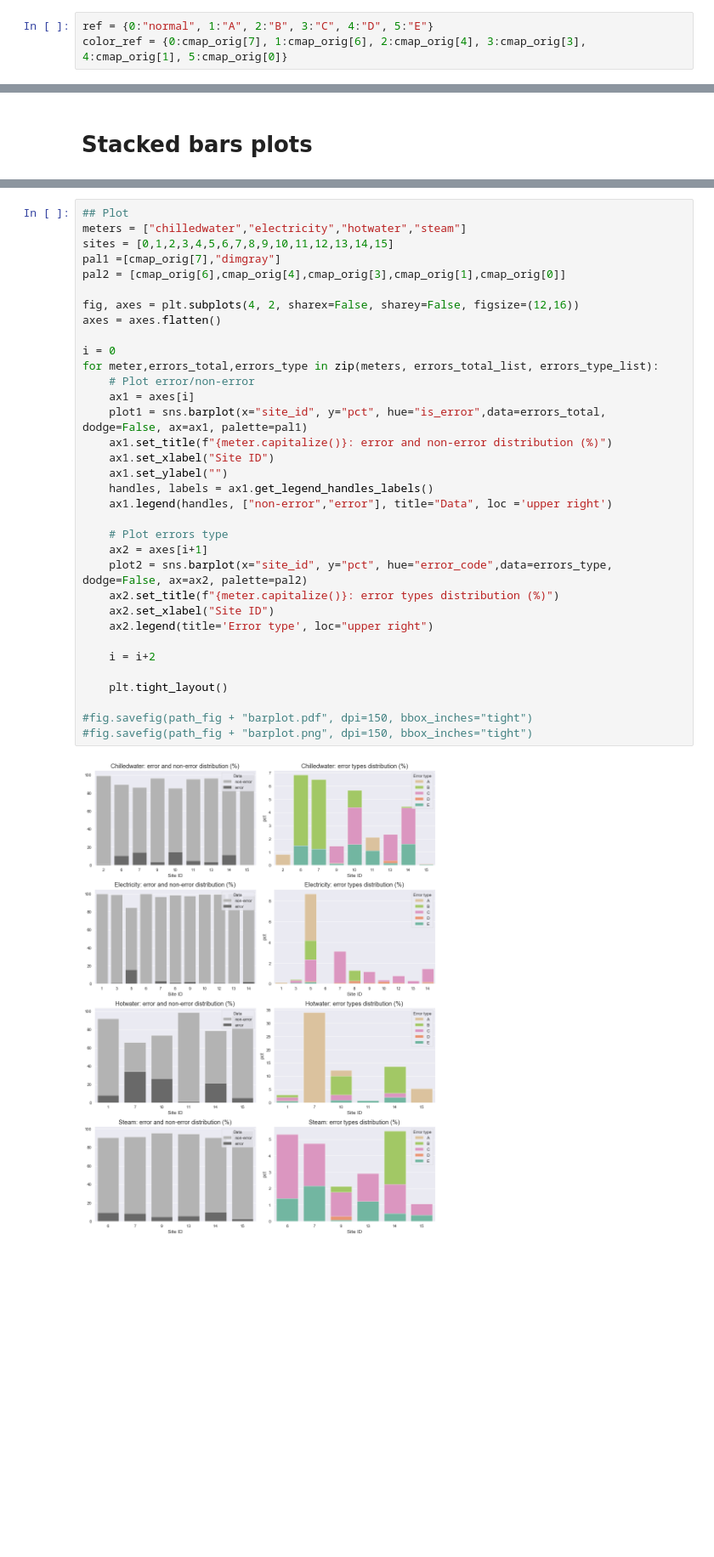
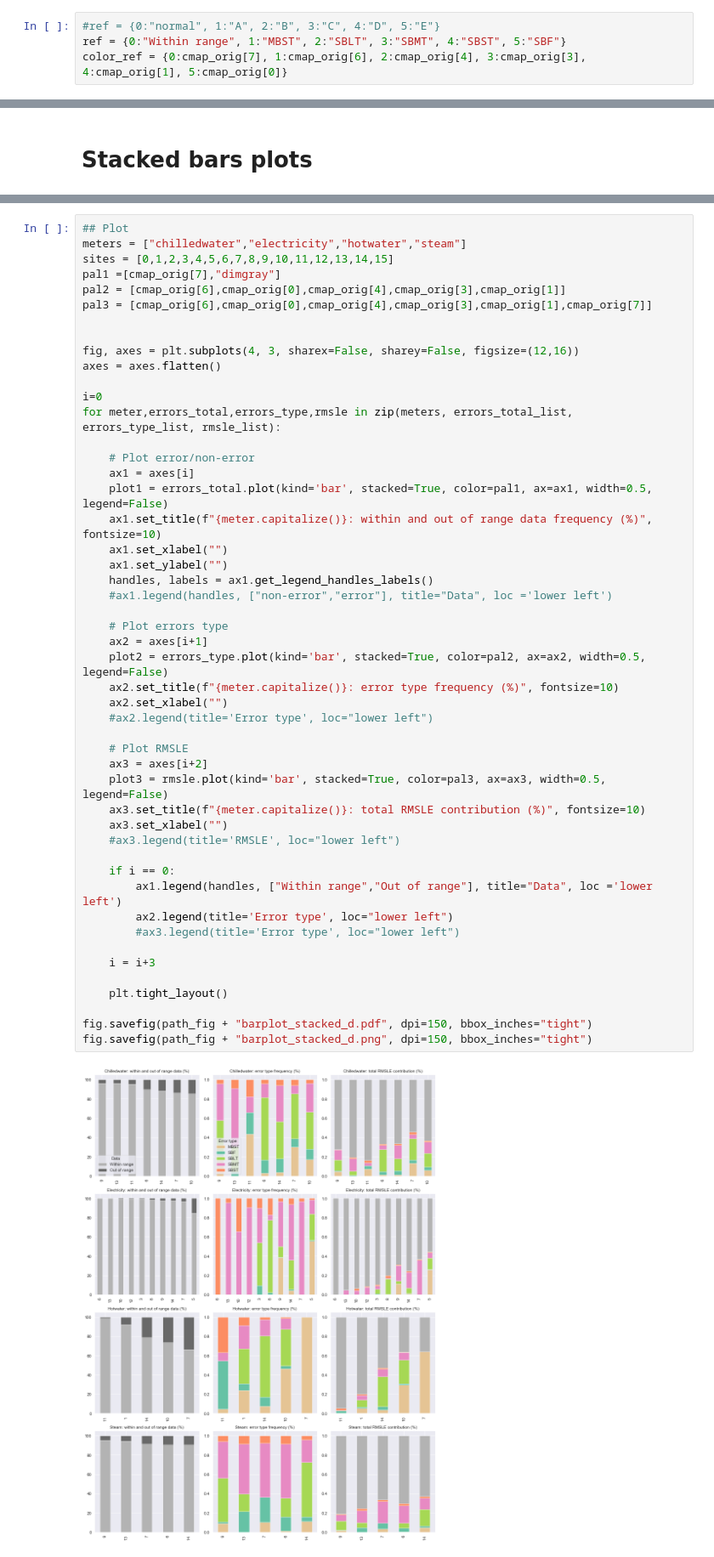
Before and after one commit to buds-lab/ashrae-great-energy-predictor-3-error-analysis, a Jupyter notebook: notebooks/08_plots-barplots.ipynb, the cells around one changed output, grey strips where cells are left out. Shown: that part at 85% size. Cells and saved outputs as stored; diff of their text form; blank space fills up the shorter version.

Commit message:
Update figures
New errors type acronym is used

```diff
--- a/notebooks/08_plots-barplots.ipynb
+++ b/notebooks/08_plots-barplots.ipynb
@@ -35,7 +36,8 @@ path_meta = "..\\data\\original\\metadata\\"
 path_res = "..\\results\\"
 path_fig = "..\\figures\\"
 # %%
-ref = {0:"normal", 1:"A", 2:"B", 3:"C", 4:"D", 5:"E"}
+#ref = {0:"normal", 1:"A", 2:"B", 3:"C", 4:"D", 5:"E"}
+ref = {0:"Within range", 1:"MBST", 2:"SBLT", 3:"SBMT", 4:"SBST", 5:"SBF"}
 color_ref = {0:cmap_orig[7], 1:cmap_orig[6], 2:cmap_orig[4], 3:cmap_orig[3], 4:cmap_orig[1], 5:cmap_orig[0]}
 # %% [markdown]
 # Functions
@@ -143,36 +201,51 @@ Site 15 error's dataframe created.
 # %%
 ## Plot
 meters = ["chilledwater","electricity","hotwater","steam"]
 sites = [0,1,2,3,4,5,6,7,8,9,10,11,12,13,14,15]
 pal1 =[cmap_orig[7],"dimgray"]
-pal2 = [cmap_orig[6],cmap_orig[4],cmap_orig[3],cmap_orig[1],cmap_orig[0]]
+pal2 = [cmap_orig[6],cmap_orig[0],cmap_orig[4],cmap_orig[3],cmap_orig[1]]
+pal3 = [cmap_orig[6],cmap_orig[0],cmap_orig[4],cmap_orig[3],cmap_orig[1],cmap_orig[7]]
 
-fig, axes = plt.subplots(4, 2, sharex=False, sharey=False, figsize=(12,16))
+
+fig, axes = plt.subplots(4, 3, sharex=False, sharey=False, figsize=(12,16))
 axes = axes.flatten()
 
-i = 0
-for meter,errors_total,errors_type in zip(meters, errors_total_list, errors_type_list):
+i=0
+for meter,errors_total,errors_type,rmsle in zip(meters, errors_total_list, errors_type_list, rmsle_list):
+
     # Plot error/non-error
     ax1 = axes[i]
-    plot1 = sns.barplot(x="site_id", y="pct", hue="is_error",data=errors_total, dodge=False, ax=ax1, palette=pal1)
-    ax1.set_title(f"{meter.capitalize()}: error and non-error distribution (%)")
-    ax1.set_xlabel("Site ID")
+    plot1 = errors_total.plot(kind='bar', stacked=True, color=pal1, ax=ax1, width=0.5, legend=False)
+    ax1.set_title(f"{meter.capitalize()}: within and out of range data frequency (%)", fontsize=10)
+    ax1.set_xlabel("")
     ax1.set_ylabel("")
     handles, labels = ax1.get_legend_handles_labels()
-    ax1.legend(handles, ["non-error","error"], title="Data", loc ='upper right')
+    #ax1.legend(handles, ["non-error","error"], title="Data", loc ='lower left')
 
     # Plot errors type
     ax2 = axes[i+1]
-    plot2 = sns.barplot(x="site_id", y="pct", hue="error_code",data=errors_type, dodge=False, ax=ax2, palette=pal2)
-    ax2.set_title(f"{meter.capitalize()}: error types distribution (%)")
-    ax2.set_xlabel("Site ID")
-    ax2.legend(title='Error type', loc="upper right")
+    plot2 = errors_type.plot(kind='bar', stacked=True, color=pal2, ax=ax2, width=0.5, legend=False)
+    ax2.set_title(f"{meter.capitalize()}: error type frequency (%)", fontsize=10)
+    ax2.set_xlabel("")
+    #ax2.legend(title='Error type', loc="lower left")
 
-    i = i+2
+    # Plot RMSLE
+    ax3 = axes[i+2]
+    plot3 = rmsle.plot(kind='bar', stacked=True, color=pal3, ax=ax3, width=0.5, legend=False)
+    ax3.set_title(f"{meter.capitalize()}: total RMSLE contribution (%)", fontsize=10)
+    ax3.set_xlabel("")
+    #ax3.legend(title='RMSLE', loc="lower left")
+
+    if i == 0:
+        ax1.legend(handles, ["Within range","Out of range"], title="Data", loc ='lower left')
+        ax2.legend(title='Error type', loc="lower left")
+        #ax3.legend(title='Error type', loc="lower left")
+
+    i = i+3
 
     plt.tight_layout()
 
-#fig.savefig(path_fig + "barplot.pdf", dpi=150, bbox_inches="tight")
-#fig.savefig(path_fig + "barplot.png", dpi=150, bbox_inches="tight")
+fig.savefig(path_fig + "barplot_stacked_d.pdf", dpi=150, bbox_inches="tight")
+fig.savefig(path_fig + "barplot_stacked_d.png", dpi=150, bbox_inches="tight")
 # %% [output]
-[figure, old version]
+[figure, new version]
```
Also changed, not shown: parts of 9 cells of this notebook, 37 other files.
